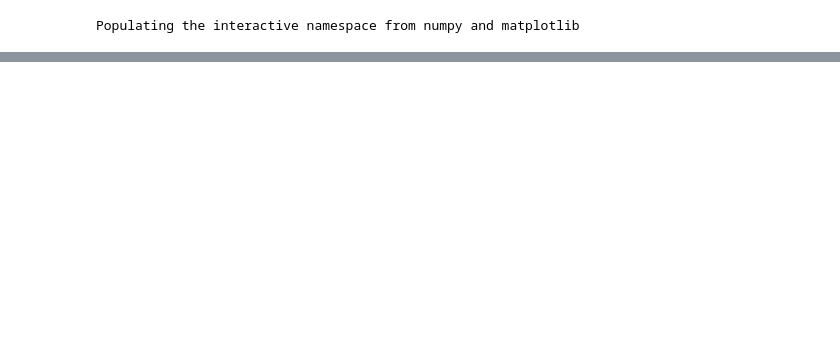
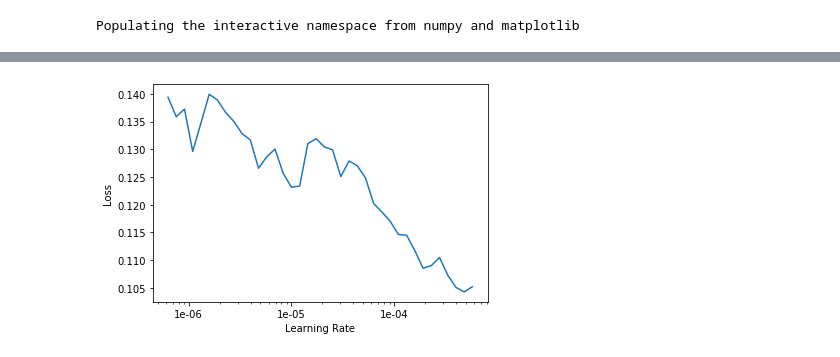
Before and after one commit to unccv/deep_learning_for_computer_vision, a Jupyter notebook: notebooks/Get Results Fast with fastai.ipynb, the cells around one changed output, grey strips where cells are left out. Saved outputs shown, nothing was run; the diff lists cells and outputs as text; code cells hidden in the pictures; blank space fills up the shorter version.

```diff
--- a/notebooks/Get Results Fast with fastai.ipynb
+++ b/notebooks/Get Results Fast with fastai.ipynb
@@ -40,0 +117,3 @@ Populating the interactive namespace from numpy and matplotlib
+# %%
+lr=5e-3
+learn.fit_one_cycle(4, slice(lr/10, lr))
@@ -40,0 +135,4 @@ Populating the interactive namespace from numpy and matplotlib
+# %%
+learn.recorder.plot()
+# %% [output]
+[figure, added]
```
Also changed, not shown: parts of 30 cells of this notebook.
